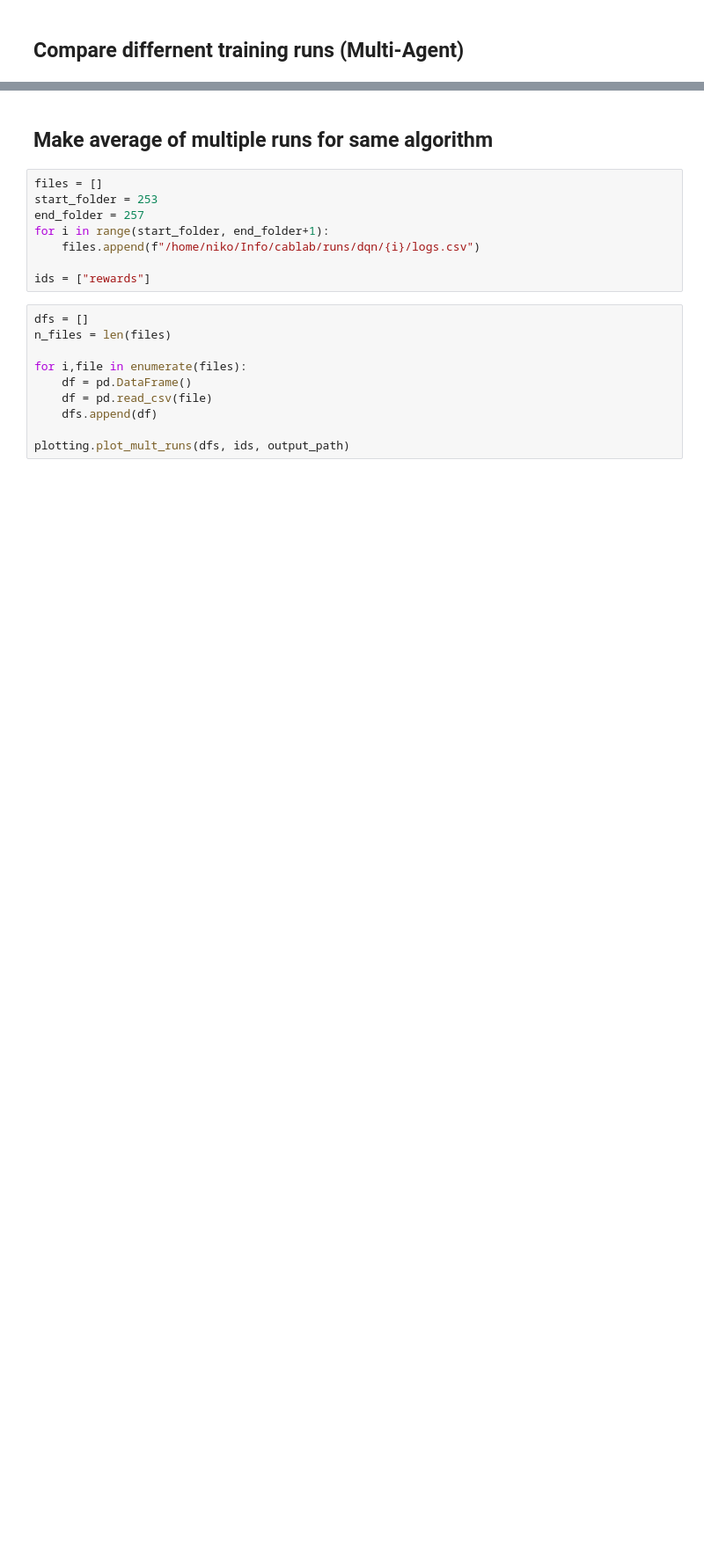
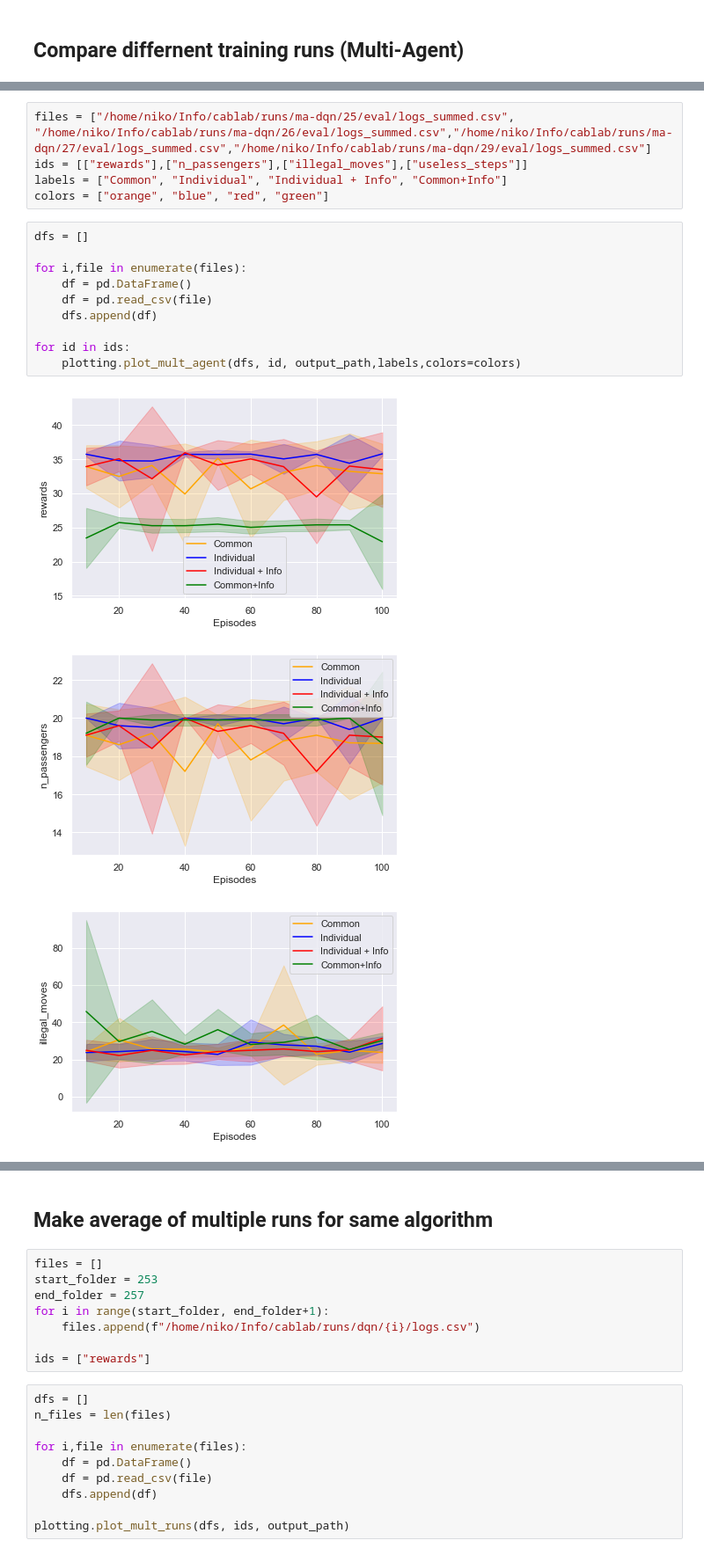
Before and after one commit to nikolim/cablab, a Jupyter notebook: create_plots.ipynb, the cells around one changed output, grey strips where cells are left out. Shown at 88% size. Cells and saved outputs as stored; diff of their text form; blank space fills up the shorter version.

```diff
--- a/create_plots.ipynb
+++ b/create_plots.ipynb
@@ -80,0 +92,19 @@ plotting.plot_mult_agent(dfs, ids, output_path,labels,colors=colors)
+# %%
+files = ["/home/niko/Info/cablab/runs/ma-dqn/25/eval/logs_summed.csv", "/home/niko/Info/cablab/runs/ma-dqn/26/eval/logs_summed.csv","/home/niko/Info/cablab/runs/ma-dqn/27/eval/logs_summed.csv","/home/niko/Info/cablab/runs/ma-dqn/29/eval/logs_summed.csv"]
+ids = [["rewards"],["n_passengers"],["illegal_moves"],["useless_steps"]]
+labels = ["Common", "Individual", "Individual + Info", "Common+Info"]
+colors = ["orange", "blue", "red", "green"]
+# %%
+dfs = []
+
+for i,file in enumerate(files):
+    df = pd.DataFrame()
+    df = pd.read_csv(file)
+    dfs.append(df)
+
+for id in ids:
+    plotting.plot_mult_agent(dfs, id, output_path,labels,colors=colors)
+# %% [output]
+[figure, added]
+[figure, added]
+[figure, added]
```
Also changed, not shown: parts of 19 cells of this notebook, 13 other files.
